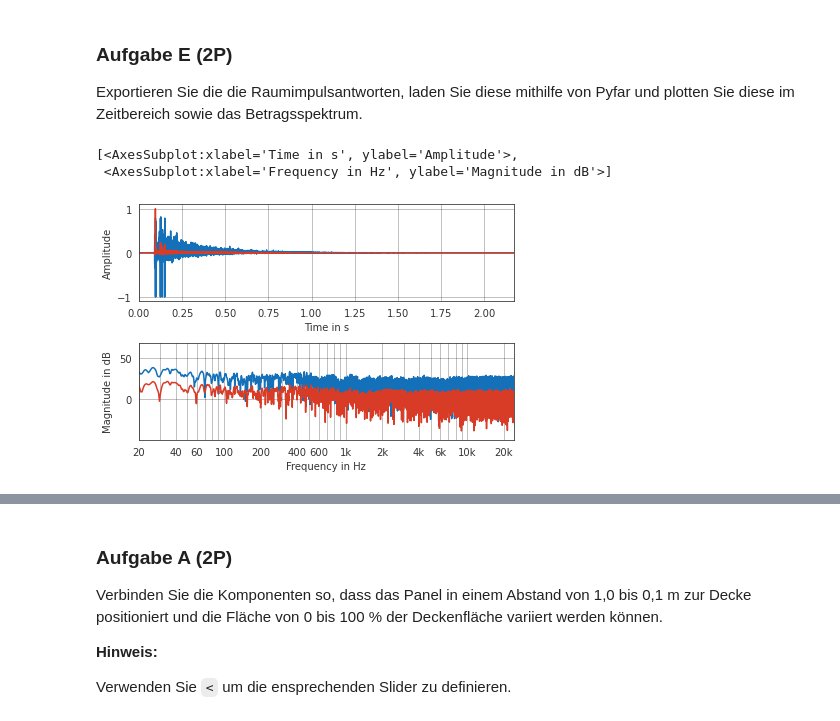
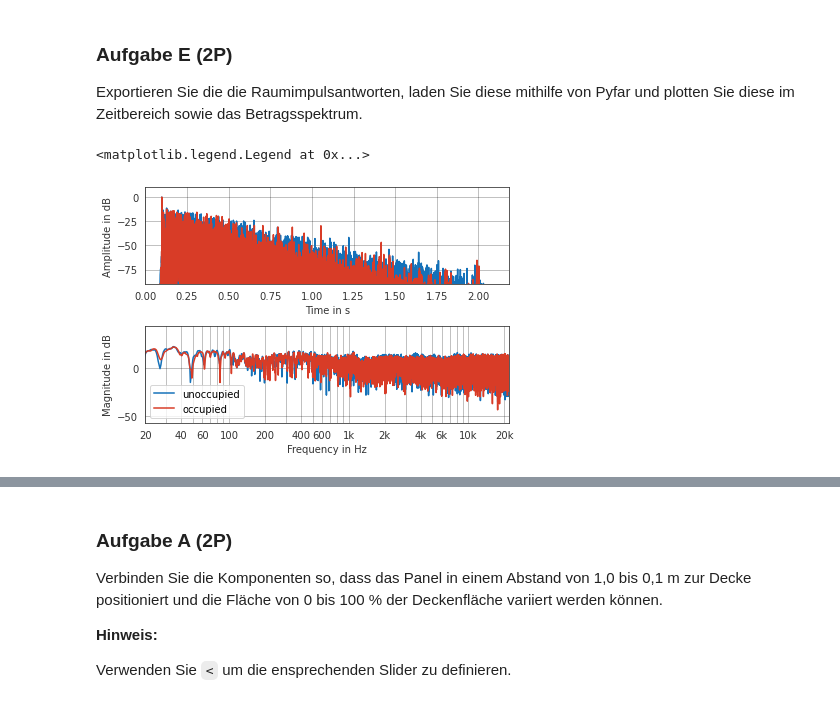
Before and after one commit to ChristianScheer97/Raumakustik_Hausaufgabe_-, a Jupyter notebook: Gruppe_H_Hausaufgabe 2/HA2.ipynb, the cells around one changed output, grey strips where cells are left out. Cells and saved outputs as stored; diff of their text form; code cells hidden in the pictures.

```diff
--- a/Gruppe_H_Hausaufgabe 2/HA2.ipynb
+++ b/Gruppe_H_Hausaufgabe 2/HA2.ipynb
@@ -103,16 +104,16 @@ Exportieren Sie die die Raumimpulsantworten, laden Sie diese mithilfe von Pyfar
 # %%
 # Pyfar Lösungen hier einfügen
 unoccupied_rir = pf.io.read_wav('unoccupied_rir.wav')
 unoccupied_rir.time *= 1/np.max(np.abs(unoccupied_rir.time))
 occupied_rir = pf.io.read_wav('occupied_rir.wav')
 occupied_rir.time *= 1/np.max(np.abs(occupied_rir.time))
 
-pf.plot.time_freq(unoccupied_rir)
-pf.plot.time_freq(occupied_rir)
+pf.plot.time_freq(unoccupied_rir, label='unoccupied', dB_time=True)
+pf.plot.time_freq(occupied_rir, label='occupied', dB_time=True)
+plt.legend()
 # %% [output]
-[<AxesSubplot:xlabel='Time in s', ylabel='Amplitude'>,
- <AxesSubplot:xlabel='Frequency in Hz', ylabel='Magnitude in dB'>]
+<matplotlib.legend.Legend at 0x...>
-[figure, old version]
+[figure, new version]
 # %% [markdown]
 ## Aufgabe 2: Pachderm & Grasshopper (12P)
 
```
Also changed, not shown: parts of 3 cells of this notebook, 13 other files.
